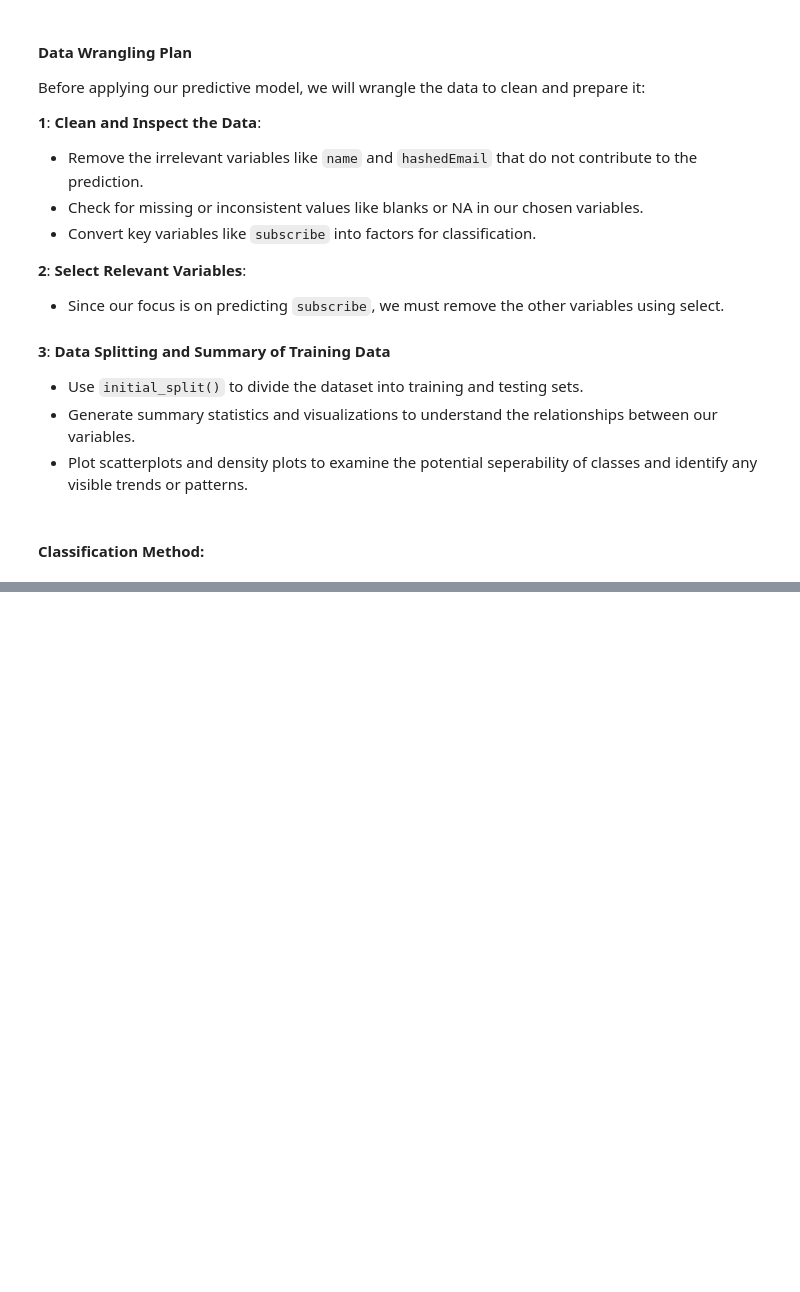
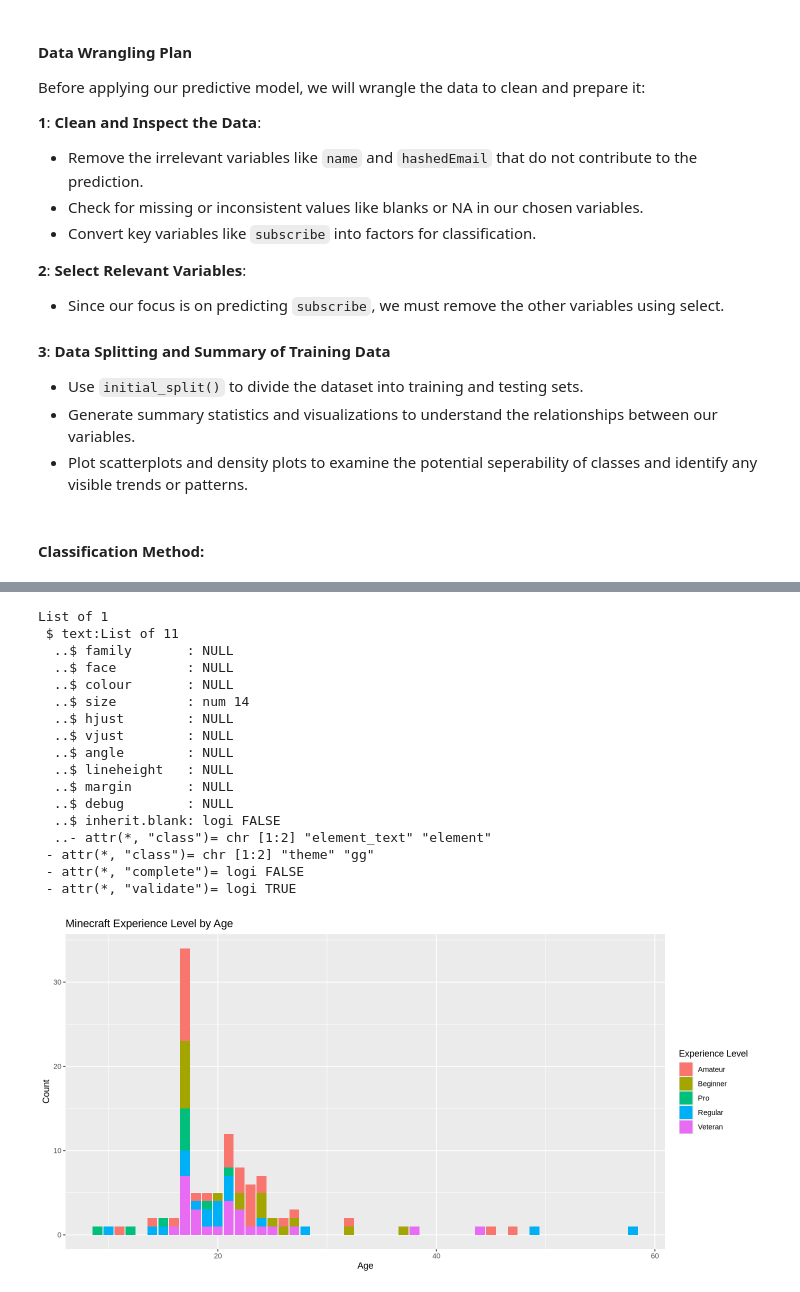
Before and after one commit to AjayAntonio77/DSCI-100-Final-Project, a Jupyter notebook: Individual Project Proposal.ipynb, the cells around one changed output, grey strips where cells are left out. Drawn from its saved outputs; the diff is of its cells as text; code cells hidden in the pictures; blank space fills up the shorter version.

```diff
--- a/Individual Project Proposal.ipynb
+++ b/Individual Project Proposal.ipynb
@@ -150,0 +254,29 @@ The method that I have chosen to address our question of interest
+# %%
+minecraft_plot3 <- ggplot(players_new, aes(x = Age, fill = experience)) +
+    geom_bar() +
+    labs(title = "Minecraft Experience Level by Age",
+         x = "Age",
+         y = "Count",
+         fill = 'Experience Level')
+    theme(text = element_text(size = 14))
+
+minecraft_plot3
+# %% [output]
+List of 1
+ $ text:List of 11
+  ..$ family       : NULL
+  ..$ face         : NULL
+  ..$ colour       : NULL
+  ..$ size         : num 14
+  ..$ hjust        : NULL
+  ..$ vjust        : NULL
+  ..$ angle        : NULL
+  ..$ lineheight   : NULL
+  ..$ margin       : NULL
+  ..$ debug        : NULL
+  ..$ inherit.blank: logi FALSE
+  ..- attr(*, "class")= chr [1:2] "element_text" "element"
+ - attr(*, "class")= chr [1:2] "theme" "gg"
+ - attr(*, "complete")= logi FALSE
+ - attr(*, "validate")= logi TRUE
+[figure, added]
```
Also changed, not shown: parts of 10 cells of this notebook.
